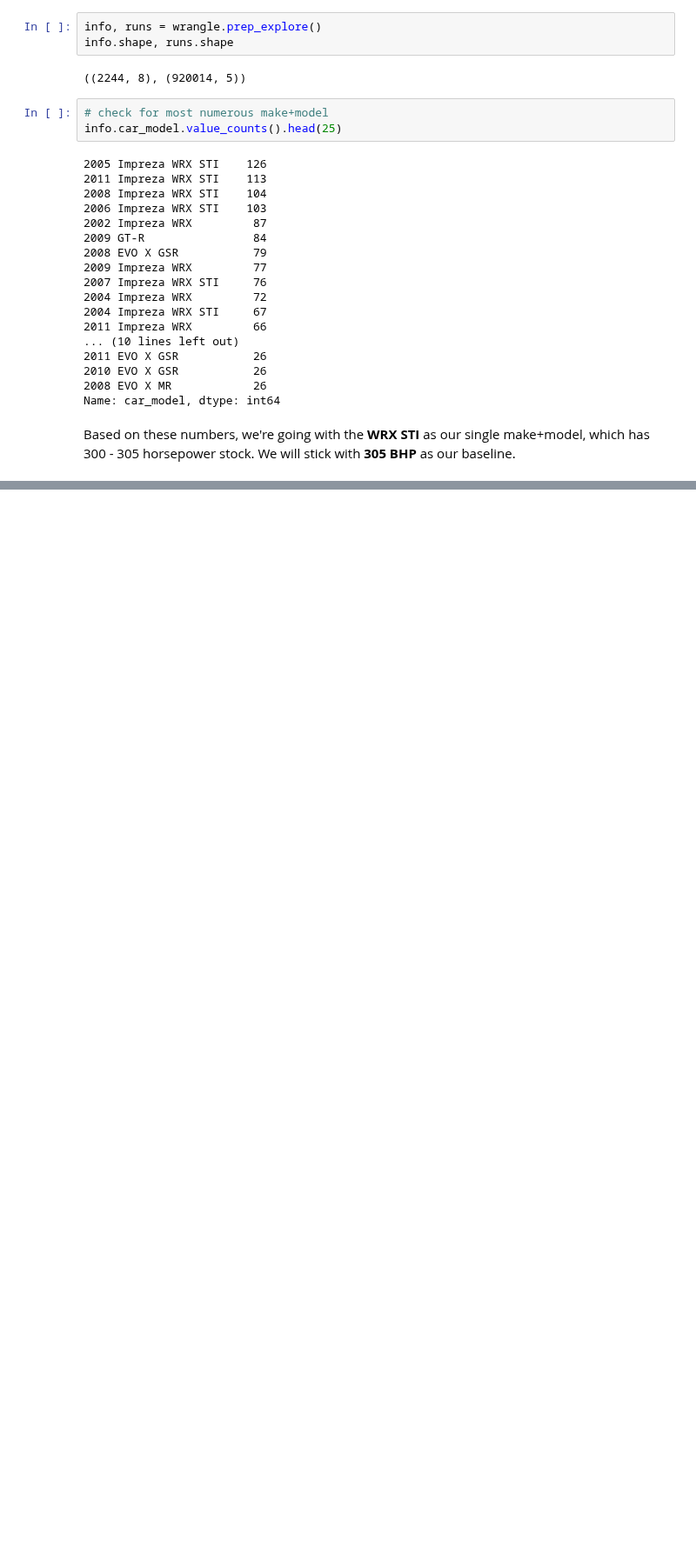
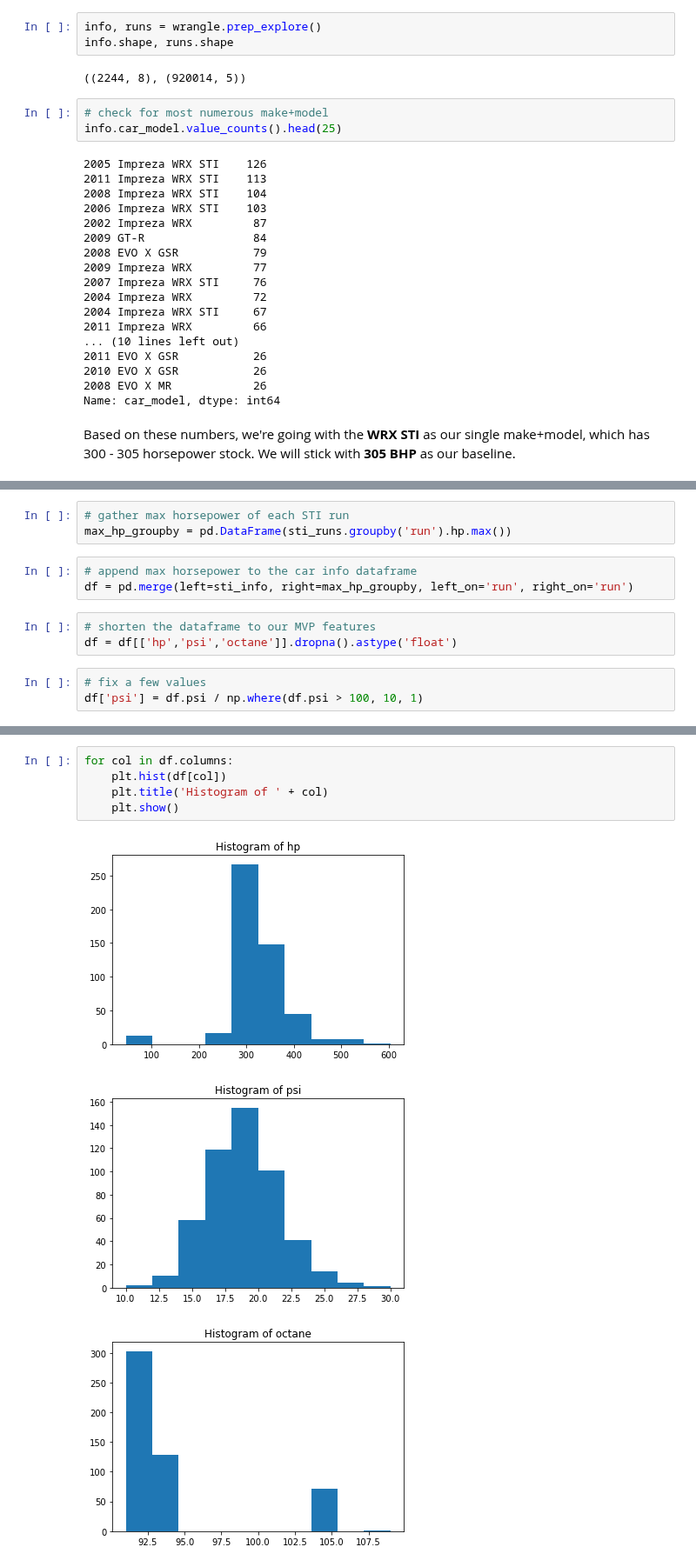
Before and after one commit to JacobPaxton/engine-performance, a Jupyter notebook: explore.ipynb, the cells around one changed output, grey strips where cells are left out. Shown at 87% size. Cells and saved outputs as stored; diff of their text form; blank space fills up the shorter version.

```diff
--- a/explore.ipynb
+++ b/explore.ipynb
@@ -88,0 +105,12 @@ df
+# %%
+# gather max horsepower of each STI run
+max_hp_groupby = pd.DataFrame(sti_runs.groupby('run').hp.max())
+# %%
+# append max horsepower to the car info dataframe
+df = pd.merge(left=sti_info, right=max_hp_groupby, left_on='run', right_on='run')
+# %%
+# shorten the dataframe to our MVP features
+df = df[['hp','psi','octane']].dropna().astype('float')
+# %%
+# fix a few values
+df['psi'] = df.psi / np.where(df.psi > 100, 10, 1)
@@ -88,0 +119,9 @@ df
+# %%
+for col in df.columns:
+    plt.hist(df[col])
+    plt.title('Histogram of ' + col)
+    plt.show()
+# %% [output]
+[figure, added]
+[figure, added]
+[figure, added]
```
Also changed, not shown: parts of 11 cells of this notebook.
